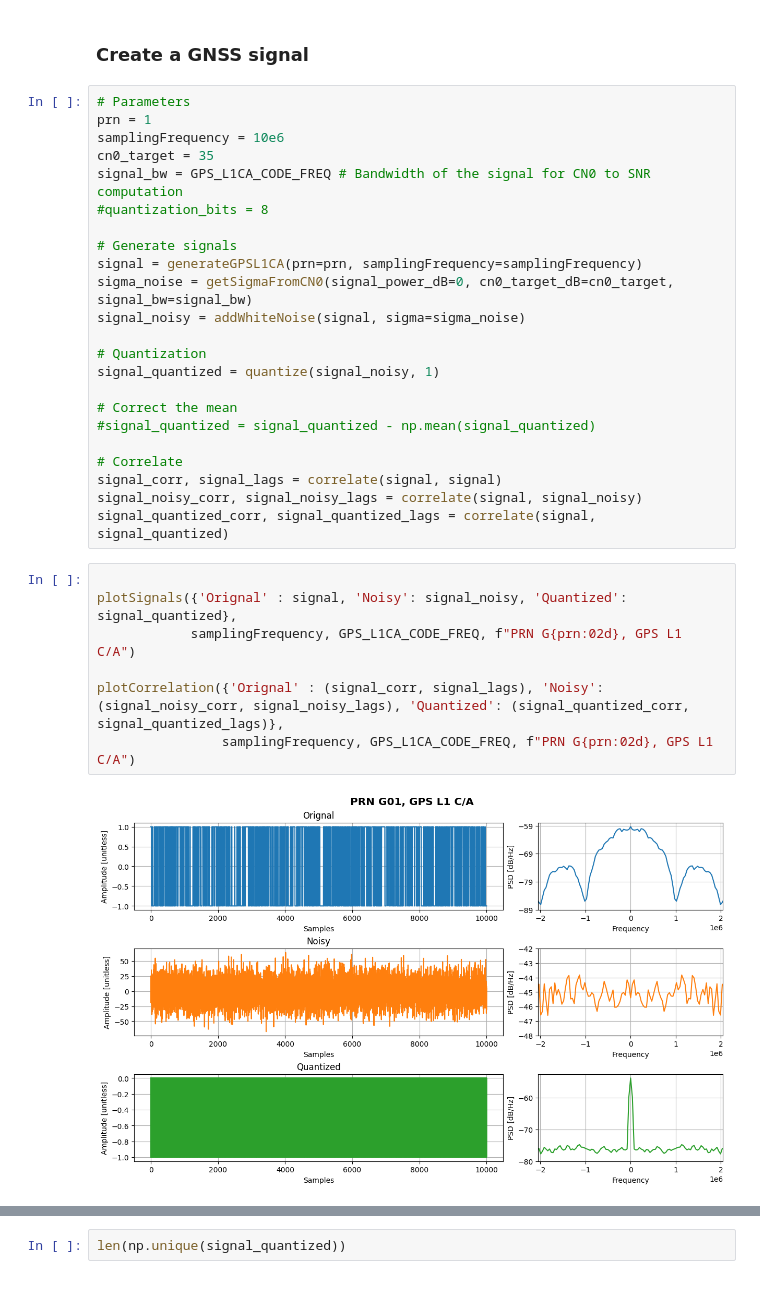
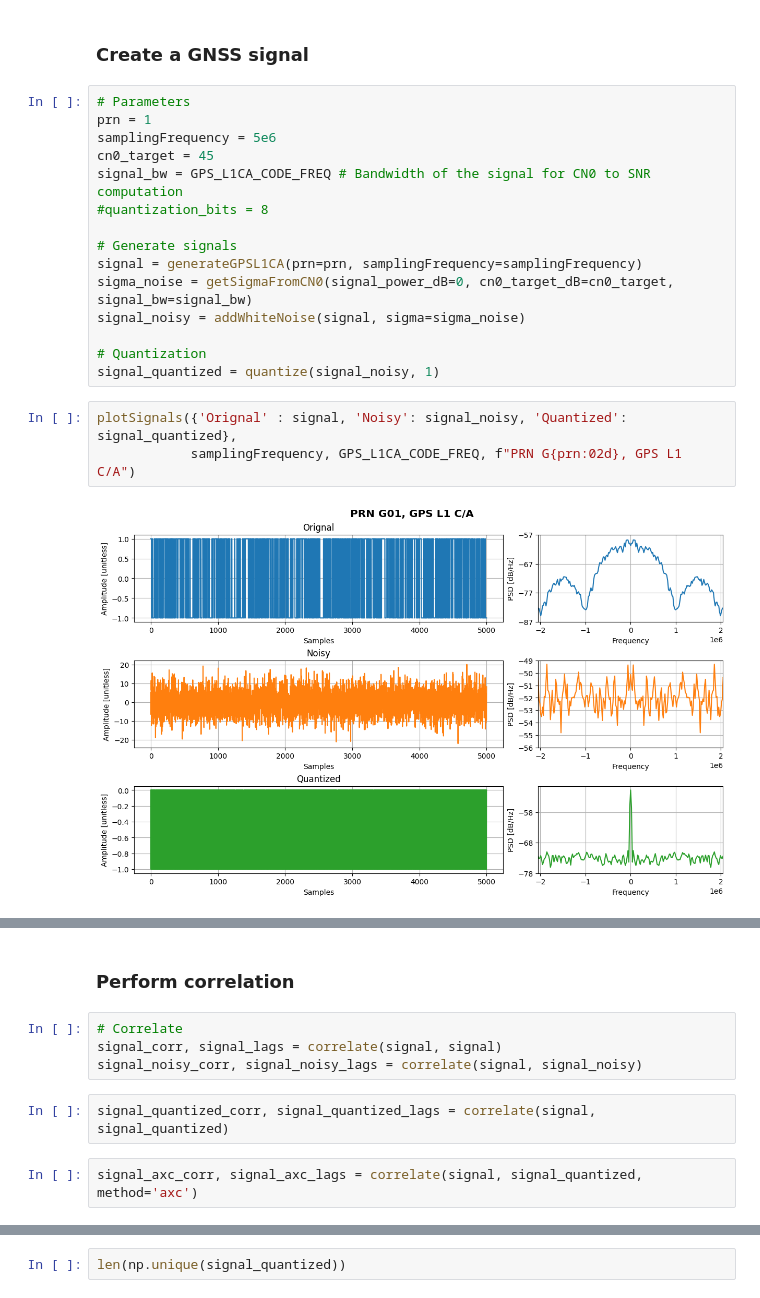
Before and after one commit to agrenier-gnss/axcgnss, a Jupyter notebook: signal_theory.ipynb, the cells around one changed output, grey strips where cells are left out. Saved outputs shown, nothing was run; the diff lists cells and outputs as text.

Commit message:
Added custom correlation

```diff
--- a/signal_theory.ipynb
+++ b/signal_theory.ipynb
@@ -17,8 +20,8 @@ from sydr.utils.constants import GPS_L1CA_CODE_FREQ
 # %%
 # Parameters
 prn = 1
-samplingFrequency = 10e6
-cn0_target = 35
+samplingFrequency = 5e6
+cn0_target = 45
 signal_bw = GPS_L1CA_CODE_FREQ # Bandwidth of the signal for CN0 to SNR computation
 #quantization_bits = 8
 
@@ -29,20 +32,8 @@ signal_noisy = addWhiteNoise(signal, sigma=sigma_noise)
 
 # Quantization
 signal_quantized = quantize(signal_noisy, 1)
-
-# Correct the mean
-#signal_quantized = signal_quantized - np.mean(signal_quantized)
-
-# Correlate
-signal_corr, signal_lags = correlate(signal, signal)
-signal_noisy_corr, signal_noisy_lags = correlate(signal, signal_noisy)
-signal_quantized_corr, signal_quantized_lags = correlate(signal, signal_quantized)
 # %%
-
 plotSignals({'Orignal' : signal, 'Noisy': signal_noisy, 'Quantized': signal_quantized},
             samplingFrequency, GPS_L1CA_CODE_FREQ, f"PRN G{prn:02d}, GPS L1 C/A")
-
-plotCorrelation({'Orignal' : (signal_corr, signal_lags), 'Noisy': (signal_noisy_corr, signal_noisy_lags), 'Quantized': (signal_quantized_corr, signal_quantized_lags)},
-                samplingFrequency, GPS_L1CA_CODE_FREQ, f"PRN G{prn:02d}, GPS L1 C/A")
 # %% [output]
-[figure, old version]
+[figure, new version]
@@ -49,0 +40,10 @@ plotCorrelation({'Orignal' : (signal_corr, signal_lags), 'Noisy': (signal_noisy_
+# %% [markdown]
+### Perform correlation
+# %%
+# Correlate
+signal_corr, signal_lags = correlate(signal, signal)
+signal_noisy_corr, signal_noisy_lags = correlate(signal, signal_noisy)
+# %%
+signal_quantized_corr, signal_quantized_lags = correlate(signal, signal_quantized)
+# %%
+signal_axc_corr, signal_axc_lags = correlate(signal, signal_quantized, method='axc')
```
Also changed, not shown: parts of 4 cells of this notebook, 2 other files.
